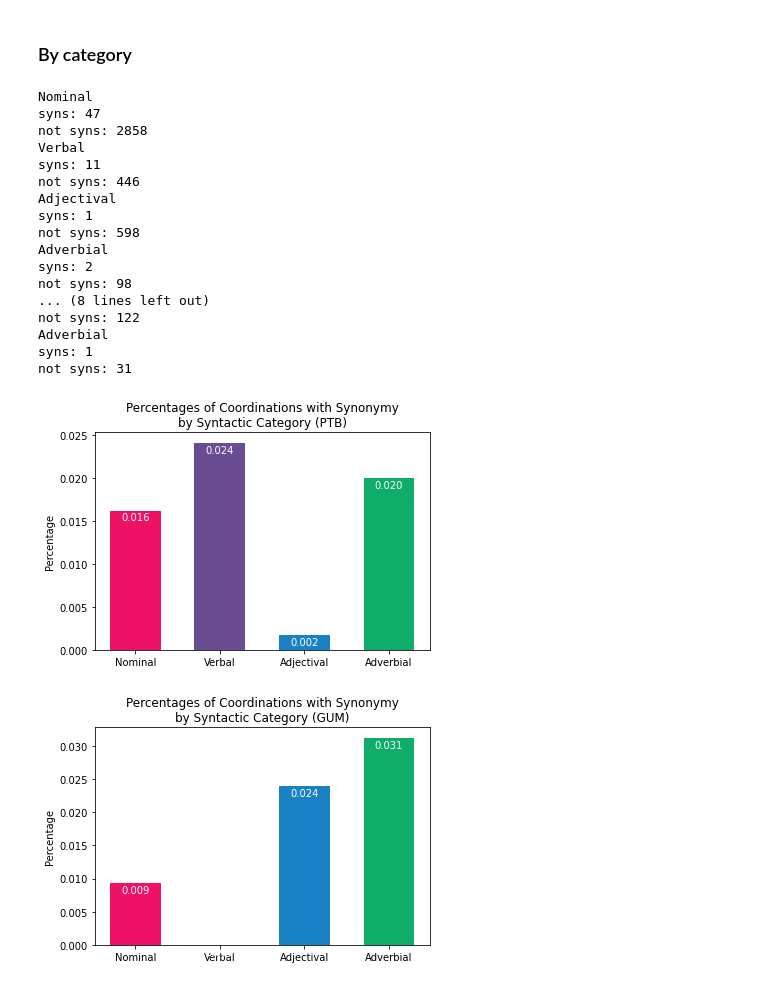
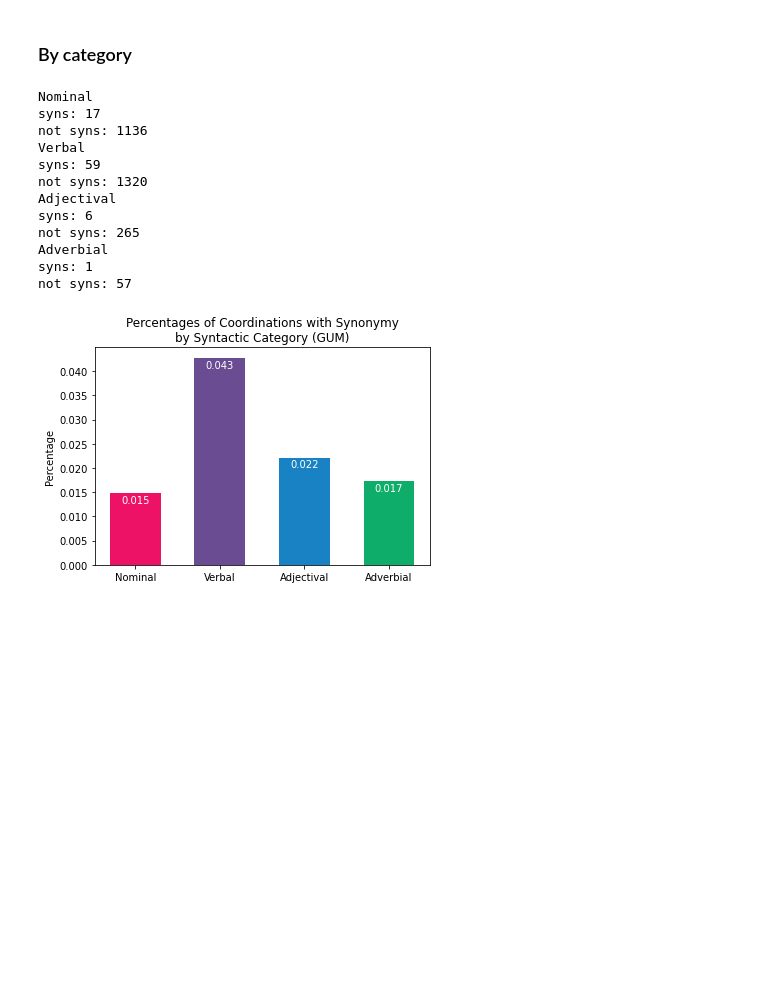
Before and after one commit to jkallini/SemanticCoordinationAnalysis, a Jupyter notebook: analysis.ipynb, the cells around one changed output. Cells and saved outputs as stored; diff of their text form; code cells hidden in the pictures; blank space fills up the shorter version.

```diff
--- a/analysis.ipynb
+++ b/analysis.ipynb
@@ -12,17 +13,17 @@ import matplotlib.pyplot as plt
 # %%
-conjunction_colors = {
+CONJUNCTION_COLORS = {
     "and": "#be0aff",
     "or": "#580aff",
     "but": "#0043ce",
     "nor": "#d12c19"
 }
 
-like_unlike_colors = {
+LIKE_UNLIKE_COLORS = {
     "likes": "#008bf8",
     "unlikes": "#dc0073"
 }
 
-category_colors = {
+CATEGORY_COLORS = {
     "NP": "#ee1266",
     "VP": "#6a4c93",
     "ADJP": "#1982c4",
@@ -30,3 +31,5 @@ category_colors = {
     "PP": "#ff4b35",
     "SBAR": "#00cecb"
 }
+
+CONJUNCTIONS = ['and', 'or', 'but', 'nor']
@@ -122,15 +61,16 @@ gum_likes = utils.filter_conj_length(gum_likes, 1)
 # %%
-# Add conjunct head columns for wordnet analysis
-# We can do this since each conjunct is only one word long
-gum_likes['1st Conjunct Head'] = gum_likes['1st Conjunct Text']
-gum_likes['2nd Conjunct Head'] = gum_likes['2nd Conjunct Text']
+# Load samples from GUM
+gum_samples = gen_df_from_path('csv/GUM/*.csv')
+
+# Get like coordinations
+gum_likes = utils.likes_df(gum_samples)
 
 # Finding closures over wordnet relations produces redundant search warnings
 # We'll just filter these warnings
 with warnings.catch_warnings():
     warnings.simplefilter("ignore")
 
-    # Get wordnet relations for like coordinations from GUM
+    # Get wordnet relations for like coordinations from GUM corpus
     gum_synonymy_df = utils.analyze_synonymy(gum_likes)
     gum_antonymy_df = utils.analyze_antonymy(gum_likes)
     gum_hypernymy_df = utils.analyze_hypernymy(gum_likes)
@@ -227,46 +171,33 @@ def synonym_category_distribution(synonyms_df, source, outfile):
     labels = []
     syns_freqs = []
 
+    nouns, verbs, adjps, advps = utils.likes_by_category(synonyms_df)
 
     print('Nominal')
     labels.append('Nominal')
 
-    # Concatenate all CSVs for the specified genre into one dataframe
-    df = synonyms_df.copy()
-    df = df.loc[df['1st Conjunct Category'].isin(NOUN_CATEGORIES)]
-    df = df.loc[df['2nd Conjunct Category'].isin(NOUN_CATEGORIES)]
-    syns_freqs.append(get_synonyms_freqs(df))
-
+    syns_freqs.append(get_synonyms_freqs(nouns))
 
     print('Verbal')
     labels.append('Verbal')
 
-    df = synonyms_df.copy()
-    df = df.loc[df['1st Conjunct Category'].isin(VERB_CATEGORIES)]
-    df = df.loc[df['2nd Conjunct Category'].isin(VERB_CATEGORIES)]
-    syns_freqs.append(get_synonyms_freqs(df))
+    syns_freqs.append(get_synonyms_freqs(verbs))
 
     print('Adjectival')
     labels.append('Adjectival')
 
-    df = synonyms_df.copy()
-    df = df.loc[df['1st Conjunct Category'].isin(ADJ_CATEGORIES)]
-    df = df.loc[df['2nd Conjunct Category'].isin(ADJ_CATEGORIES)]
-    syns_freqs.append(get_synonyms_freqs(df))
+    syns_freqs.append(get_synonyms_freqs(adjps))
 
     print('Adverbial')
     labels.append('Adverbial')
 
-    df = synonyms_df.copy()
-    df = df.loc[df['1st Conjunct Category'].isin(ADV_CATEGORIES)]
-    df = df.loc[df['2nd Conjunct Category'].isin(ADV_CATEGORIES)]
-    syns_freqs.append(get_synonyms_freqs(df))
+    syns_freqs.append(get_synonyms_freqs(advps))
 
     x = np.arange(len(labels))  # the label locations
     width = 0.6  # the width of the bars
 
     fig, ax = plt.subplots()
-    rects1 = ax.bar(x, syns_freqs, width, color=category_colors.values())
+    rects1 = ax.bar(x, syns_freqs, width, color=CATEGORY_COLORS.values())
 
     # Add some text for labels, title and custom x-axis tick labels, etc.
     ax.set_ylabel('Percentage')
@@ -284,25 +215,18 @@ def synonym_category_distribution(synonyms_df, source, outfile):
 
     plt.savefig(outfile, bbox_inches='tight')
 # %%
-synonym_category_distribution(ptb_synonymy_df, 'PTB', 'charts/PTB_synonymy_by_category.pdf')
 synonym_category_distribution(gum_synonymy_df, 'GUM', 'charts/GUM_synonymy_by_category.pdf')
 # %% [output]
 Nominal
-syns: 47
-not syns: 2858
+syns: 17
+not syns: 1136
 Verbal
-syns: 11
-not syns: 446
+syns: 59
+not syns: 1320
 Adjectival
-syns: 1
-not syns: 598
-Adverbial
-syns: 2
-not syns: 98
-... (8 lines left out)
-not syns: 122
+syns: 6
+not syns: 265
 Adverbial
 syns: 1
-not syns: 31
+not syns: 57
-[figure, old version]
+[figure, new version]
-[figure, removed]
```
Also changed, not shown: parts of 17 cells of this notebook, 4 other files.
